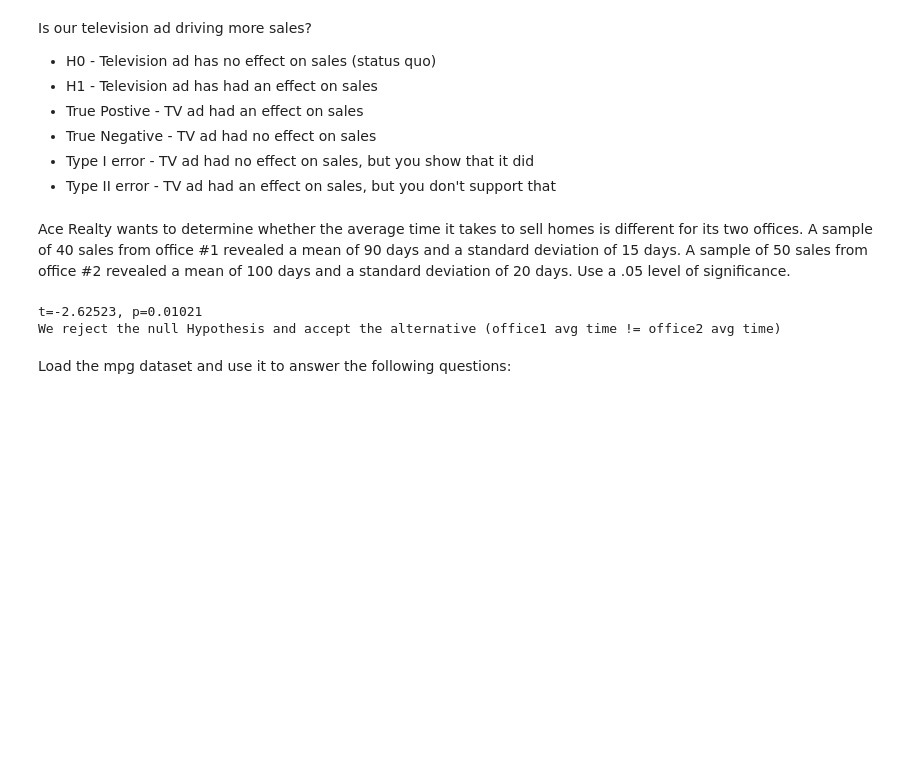
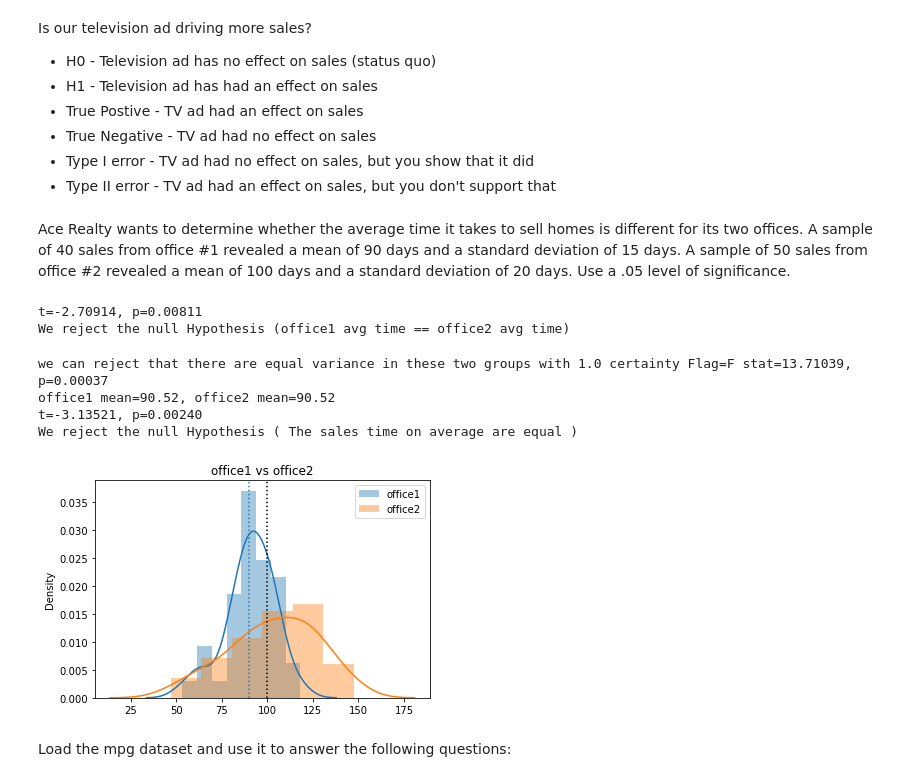
Before and after one commit to geary-shenck/statistics-exercises, a Jupyter notebook: hypothesis_testing.ipynb, the cells around one changed output. Cells and saved outputs as stored; diff of their text form; code cells hidden in the pictures; blank space fills up the shorter version.

```diff
--- a/hypothesis_testing.ipynb
+++ b/hypothesis_testing.ipynb
@@ -48,17 +51,73 @@ H0 = "office1 avg time == office2 avg time"
 H1 = "office1 avg time != office2 avg time"
 
 t,p = stats.ttest_ind_from_stats(mean1=office1_mean, std1=office1_std, nobs1=office1_sample,
-                    mean2=office2_mean, std2=office2_std, nobs2=office2_sample)
+                    mean2=office2_mean, std2=office2_std, nobs2=office2_sample,equal_var=False)
 print('t=%.5f, p=%.5f' % (t,p))
 
 if p > alpha: #no directionality, use the full p
     print("We fail to reject the null hypothesis (", H0,")")
 ## no t test since directionality doesn't really play into this question
 else:
-     print(f"We reject the null Hypothesis and accept the alternative ({H1})")
+     print(f"We reject the null Hypothesis ({H0})")
 # %% [output]
-t=-2.62523, p=0.01021
-We reject the null Hypothesis and accept the alternative (office1 avg time != office2 avg time)
+t=-2.70914, p=0.00811
+We reject the null Hypothesis (office1 avg time == office2 avg time)
+# %%
+## class review used a normal distribution sampling
+# two tailed, direction doesn't matter
+# one sample or two sample?: two sample since we are comparing the two samples rather than 1 sample compared to the mean of the population as a whole
+from turtle import color
+
+
+H_0 = "The sales time on average are equal"
+H_a = "The sales time on average are unequal"
+alpha = .05
+
+office1_sample = 40
+office1_mean = 90
+office1_std = 15
+
+office2_sample = 50
+office2_mean = 100
+office2_std = 20
+
+office1_dist = stats.norm(office1_mean,office1_std).rvs(office1_sample)
+office2_dist = stats.norm(office2_mean,office2_std).rvs(office2_sample)
+
+#graph it out
+ax = sns.distplot(office1_dist,label="office1")
+ax = sns.distplot(office2_dist,label="office2")
+ax.legend()
+ax.set_title("office1 vs office2")
+ax.axvline(office1_mean,ls=":")
+ax.axvline(office2_mean,ls=":",color="black")
+
+#compare variances to know how to run the test
+stat,pval = stats.levene(office1_dist,office2_dist)
+stat,pval
+if pval > 0.05:
+    equal_var_flag = True
+    print(f"we can accept that there are equal variance in these two groups with {round(pval,2)} certainty Flag=T",'stat=%.5f, p=%.5f' % (stat,pval))
+else:
+    equal_var_flag = False
+    print(f"we can reject that there are equal variance in these two groups with {round((1-pval),2)} certainty Flag=F",'stat=%.5f, p=%.5f' % (stat,pval))
+
+
+print('office1 mean=%.2f, office2 mean=%.2f' % (office1_dist.mean(),office1_dist.mean()))
+t, p = stats.ttest_ind( office1_dist , office2_dist , equal_var = equal_var_flag )
+print('t=%.5f, p=%.5f' % (t,p))
+if p > alpha: #no directionality, use the full p
+    print("We fail to reject the null hypothesis (", H_0,")")
+#elif t < 0: # would pass if alternative mean was less than the null mean ##i don't think directionality really matters
+    #print("We fail to reject the null hypothesis (", H0,")")
+else:
+     print("We reject the null Hypothesis (", H_0,")")
+# %% [output]
+we can reject that there are equal variance in these two groups with 1.0 certainty Flag=F stat=13.71039, p=0.00037
+office1 mean=90.52, office2 mean=90.52
+t=-3.13521, p=0.00240
+We reject the null Hypothesis ( The sales time on average are equal )
+[figure, added]
 # %% [markdown]
 Load the mpg dataset and use it to answer the following questions:
 # %%
```
Also changed, not shown: parts of 27 cells of this notebook.
